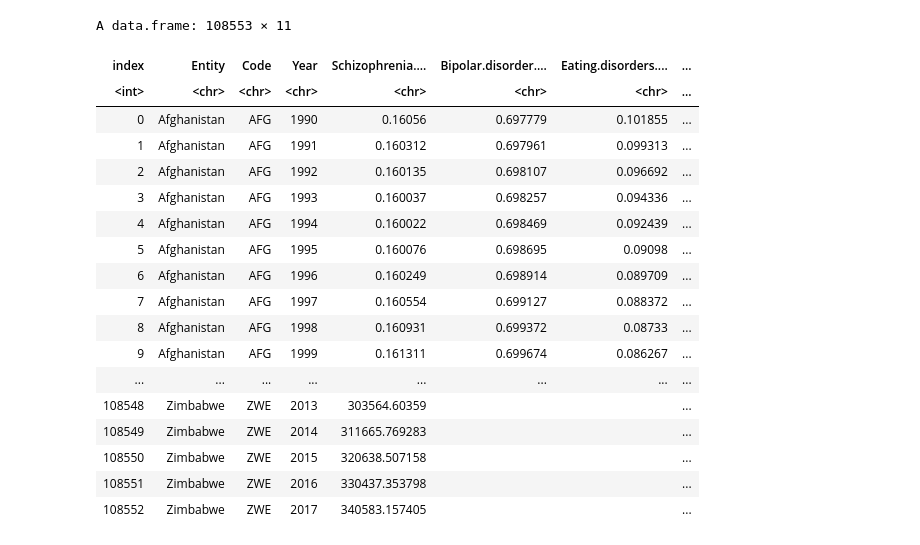
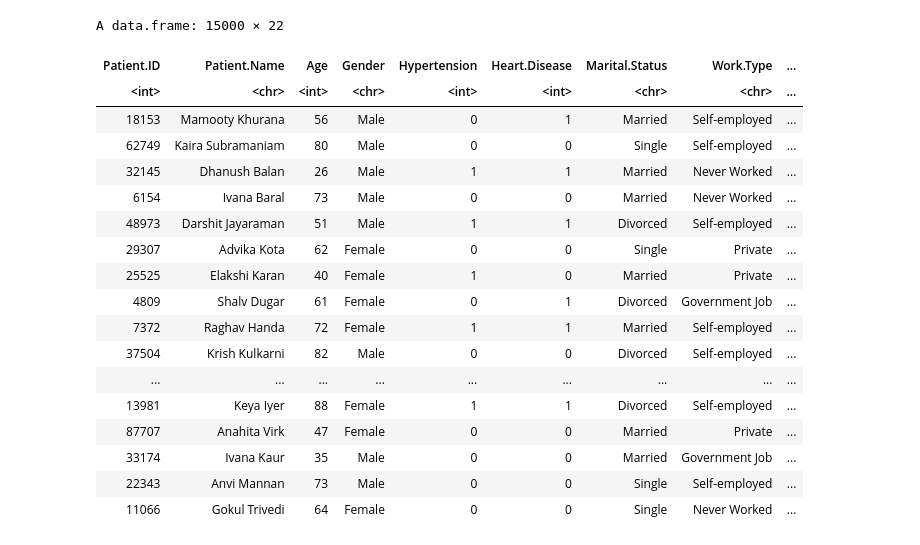
Before and after one commit to chilux00/dsci100-004-15, a Jupyter notebook: ching_draft.ipynb, the cells around one changed output. Drawn from its saved outputs; the diff is of its cells as text; code cells hidden in the pictures.

Commit message:
new read from url - source file
file was hosted on github - select data source and "raw" data, read into url and then into a dataframe

```diff
--- a/ching_draft.ipynb
+++ b/ching_draft.ipynb
@@ -6,24 +15,25 @@ library(readxl)
 # %%
 # Read data into df
-data <- read.csv("data/mentalhealth_data.csv")
+url <- "https://raw.githubusercontent.com/incribo-inc/stroke_prediction/main/stroke_prediction_dataset.csv"
+data <- read.csv(url)
 data
 # %% [output]
-A data.frame: 108553 × 11
+A data.frame: 15000 × 22
-| index | Entity | Code | Year | Schizophrenia.... | Bipolar.disorder.... | Eating.disorders.... | ... |
-| <int> | <chr> | <chr> | <chr> | <chr> | <chr> | <chr> | ... |
-| 0 | Afghanistan | AFG | 1990 | 0.16056 | 0.697779 | 0.101855 | ... |
-| 1 | Afghanistan | AFG | 1991 | 0.160312 | 0.697961 | 0.099313 | ... |
-| 2 | Afghanistan | AFG | 1992 | 0.160135 | 0.698107 | 0.096692 | ... |
-| 3 | Afghanistan | AFG | 1993 | 0.160037 | 0.698257 | 0.094336 | ... |
-| 4 | Afghanistan | AFG | 1994 | 0.160022 | 0.698469 | 0.092439 | ... |
-| 5 | Afghanistan | AFG | 1995 | 0.160076 | 0.698695 | 0.09098 | ... |
-| 6 | Afghanistan | AFG | 1996 | 0.160249 | 0.698914 | 0.089709 | ... |
-| 7 | Afghanistan | AFG | 1997 | 0.160554 | 0.699127 | 0.088372 | ... |
-| 8 | Afghanistan | AFG | 1998 | 0.160931 | 0.699372 | 0.08733 | ... |
-| 9 | Afghanistan | AFG | 1999 | 0.161311 | 0.699674 | 0.086267 | ... |
-| ... | ... | ... | ... | ... | ... | ... | ... |
-| 108548 | Zimbabwe | ZWE | 2013 | 303564.60359 |  |  | ... |
-| 108549 | Zimbabwe | ZWE | 2014 | 311665.769283 |  |  | ... |
-| 108550 | Zimbabwe | ZWE | 2015 | 320638.507158 |  |  | ... |
-| 108551 | Zimbabwe | ZWE | 2016 | 330437.353798 |  |  | ... |
-| 108552 | Zimbabwe | ZWE | 2017 | 340583.157405 |  |  | ... |
+| Patient.ID | Patient.Name | Age | Gender | Hypertension | Heart.Disease | Marital.Status | Work.Type | ... |
+| <int> | <chr> | <int> | <chr> | <int> | <int> | <chr> | <chr> | ... |
+| 18153 | Mamooty Khurana | 56 | Male | 0 | 1 | Married | Self-employed | ... |
+| 62749 | Kaira Subramaniam | 80 | Male | 0 | 0 | Single | Self-employed | ... |
+| 32145 | Dhanush Balan | 26 | Male | 1 | 1 | Married | Never Worked | ... |
+| 6154 | Ivana Baral | 73 | Male | 0 | 0 | Married | Never Worked | ... |
+| 48973 | Darshit Jayaraman | 51 | Male | 1 | 1 | Divorced | Self-employed | ... |
+| 29307 | Advika Kota | 62 | Female | 0 | 0 | Single | Private | ... |
+| 25525 | Elakshi Karan | 40 | Female | 1 | 0 | Married | Private | ... |
+| 4809 | Shalv Dugar | 61 | Female | 0 | 1 | Divorced | Government Job | ... |
+| 7372 | Raghav Handa | 72 | Female | 1 | 1 | Married | Self-employed | ... |
+| 37504 | Krish Kulkarni | 82 | Male | 0 | 0 | Divorced | Self-employed | ... |
+| ... | ... | ... | ... | ... | ... | ... | ... | ... |
+| 13981 | Keya Iyer | 88 | Female | 1 | 1 | Divorced | Self-employed | ... |
+| 87707 | Anahita Virk | 47 | Female | 0 | 0 | Married | Private | ... |
+| 33174 | Ivana Kaur | 35 | Male | 0 | 0 | Married | Government Job | ... |
+| 22343 | Anvi Mannan | 73 | Male | 0 | 0 | Single | Self-employed | ... |
+| 11066 | Gokul Trivedi | 64 | Female | 0 | 0 | Single | Never Worked | ... |
```
Also changed, not shown: parts of 1 cell of this notebook, 1 other file.
